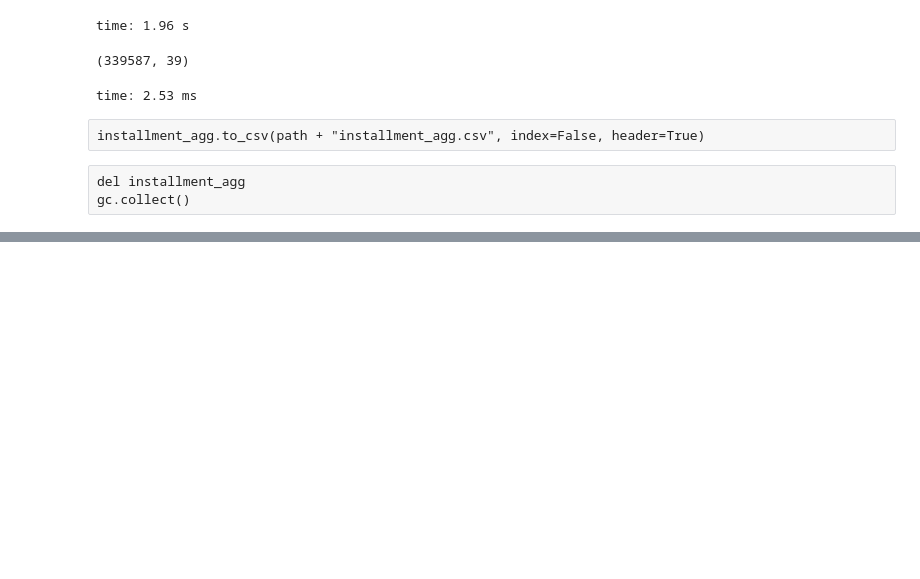
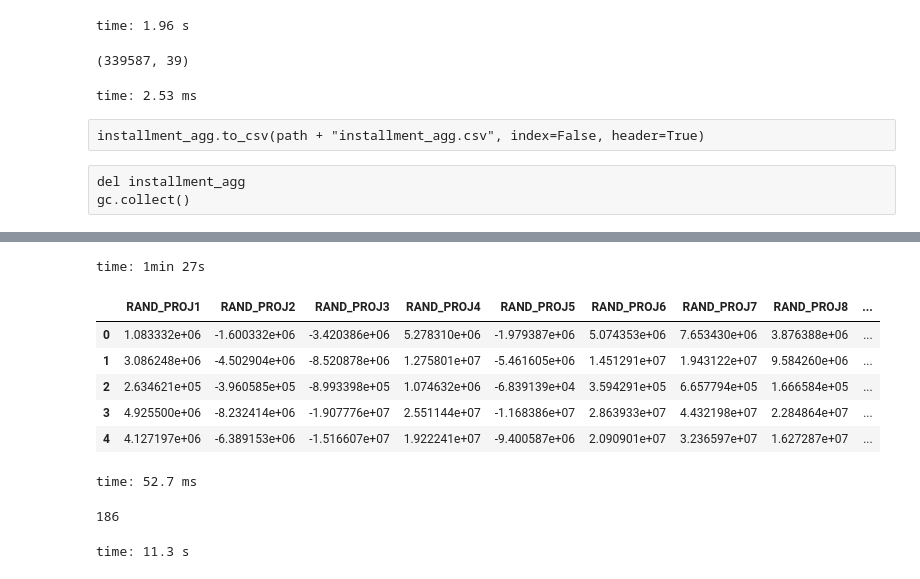
Before and after one commit to StephanKalika/home_credit_default, a Jupyter notebook: feature_transformation.ipynb, the cells around one changed output, grey strips where cells are left out. Drawn from its saved outputs; the diff is of its cells as text; code cells hidden in the pictures; blank space fills up the shorter version.

```diff
--- a/feature_transformation.ipynb
+++ b/feature_transformation.ipynb
@@ -1011,0 +1005,3 @@ gc.collect()
+# %%
+df_test = pd.read_csv(path + "test.csv")
+df_test.head()
@@ -1011,0 +1016,5 @@ gc.collect()
+# %%
+scaled_test = pd.DataFrame(scale.fit_transform(quant.fit_transform(impute.fit_transform(df_test.drop("SK_ID_CURR", axis=1)))),
+                           columns=df_test.drop("SK_ID_CURR", axis=1).columns,
+                           index=df_test.drop("SK_ID_CURR", axis=1).index)
+scaled_test.head()
@@ -1011,0 +1045,3 @@ gc.collect()
+# %%
+df = pd.read_csv(path + "train.csv", usecols=lambda c: "RAND_PROJ" not in c)
+df.head()
@@ -1011,0 +1068,27 @@ gc.collect()
+# %%
+grp = GaussianRandomProjection(n_components=10, random_state=2357)
+
+arr = grp.fit_transform(impute.fit_transform(df.replace([-np.inf, np.inf], np.nan)))
+# %% [output]
+time: 1min 27s
+# %%
+proj = pd.DataFrame(arr,
+                    columns=["RAND_PROJ" + str(i+1) for i in range(arr.shape[1])],
+                    index=df.index)
+
+proj.head()
+# %% [output]
+|  | RAND_PROJ1 | RAND_PROJ2 | RAND_PROJ3 | RAND_PROJ4 | RAND_PROJ5 | RAND_PROJ6 | RAND_PROJ7 | RAND_PROJ8 | ... |
+| 0 | 1.083332e+06 | -1.600332e+06 | -3.420386e+06 | 5.278310e+06 | -1.979387e+06 | 5.074353e+06 | 7.653430e+06 | 3.876388e+06 | ... |
+| 1 | 3.086248e+06 | -4.502904e+06 | -8.520878e+06 | 1.275801e+07 | -5.461605e+06 | 1.451291e+07 | 1.943122e+07 | 9.584260e+06 | ... |
+| 2 | 2.634621e+05 | -3.960585e+05 | -8.993398e+05 | 1.074632e+06 | -6.839139e+04 | 3.594291e+05 | 6.657794e+05 | 1.666584e+05 | ... |
+| 3 | 4.925500e+06 | -8.232414e+06 | -1.907776e+07 | 2.551144e+07 | -1.168386e+07 | 2.863933e+07 | 4.432198e+07 | 2.284864e+07 | ... |
+| 4 | 4.127197e+06 | -6.389153e+06 | -1.516607e+07 | 1.922241e+07 | -9.400587e+06 | 2.090901e+07 | 3.236597e+07 | 1.627287e+07 | ... |
+time: 52.7 ms
+# %%
+proj.join(sk_id_curr).to_csv(path + "train_proj.csv", index=False, header=True)
+del proj
+gc.collect()
+# %% [output]
+186
+time: 11.3 s
```
Also changed, not shown: parts of 47 cells of this notebook, 2 other files.
